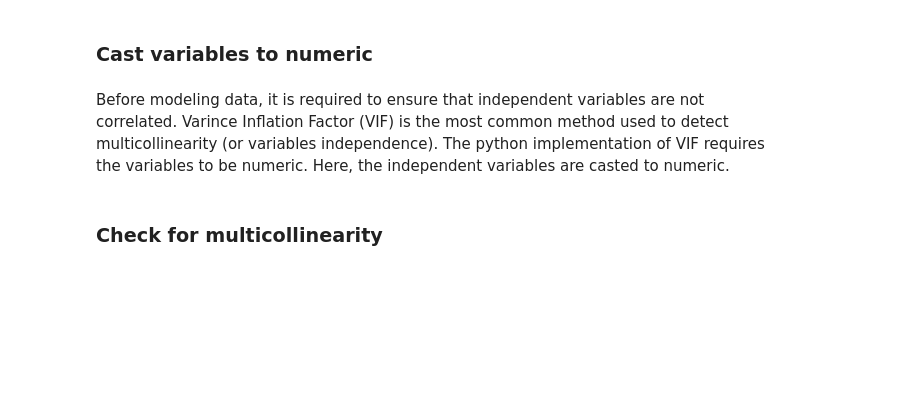
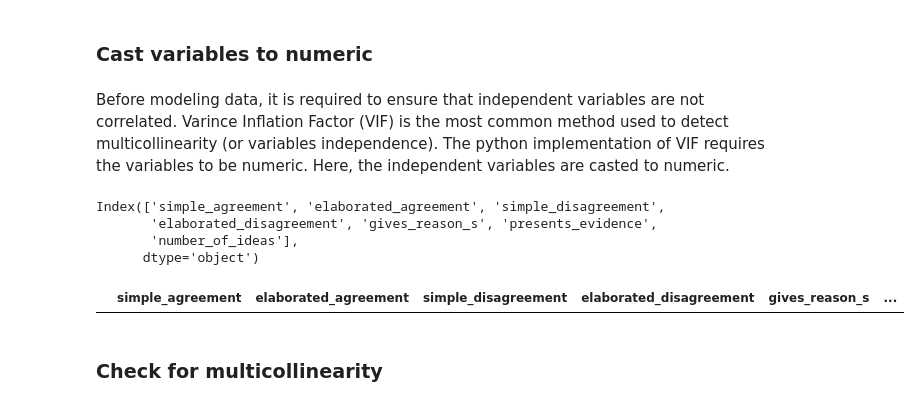
Before and after one commit to joausaga/disagreement, a Jupyter notebook: 1_factors_influence_idea_generation.ipynb, the cells around one changed output. Cells and saved outputs as stored; diff of their text form; code cells hidden in the pictures; blank space fills up the shorter version.

```diff
--- a/1_factors_influence_idea_generation.ipynb
+++ b/1_factors_influence_idea_generation.ipynb
@@ -236,6 +240,17 @@ analysis_df[(analysis_df['simple_disagreement']==1)&(analysis_df['elaborated_dis
 ### Cast variables to numeric
 # %% [markdown]
 Before modeling data, it is required to ensure that independent variables are not correlated. Varince Inflation Factor (VIF) is the most common method used to detect multicollinearity (or variables independence). The python implementation of VIF requires the variables to be numeric. Here, the independent variables are casted to numeric.
+# %%
+analysis_df.columns
+# %% [output]
+Index(['simple_agreement', 'elaborated_agreement', 'simple_disagreement',
+       'elaborated_disagreement', 'gives_reason_s', 'presents_evidence',
+       'number_of_ideas'],
+      dtype='object')
+# %%
+analysis_df[analysis_df['gives_reason_s']=='unclear']
+# %% [output]
+|  | simple_agreement | elaborated_agreement | simple_disagreement | elaborated_disagreement | gives_reason_s | ... |
 # %%
 analysis_df = analysis_df.apply(pd.to_numeric)
 # %% [markdown]
```
Also changed, not shown: parts of 9 cells of this notebook.
